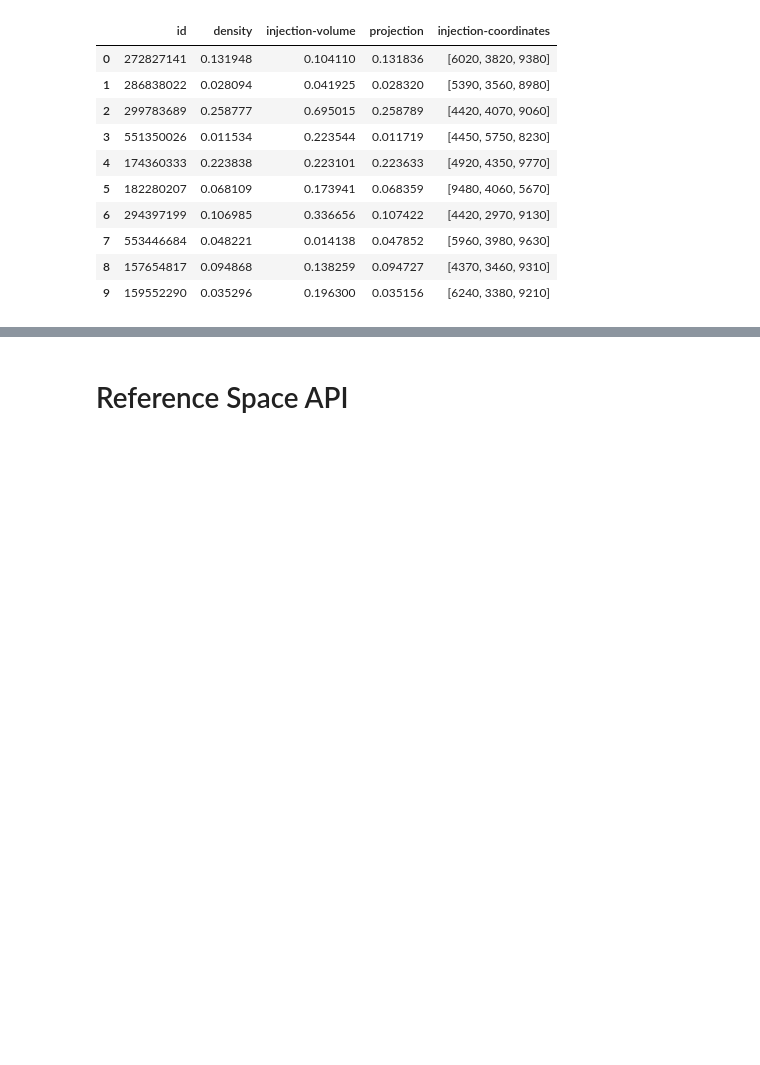
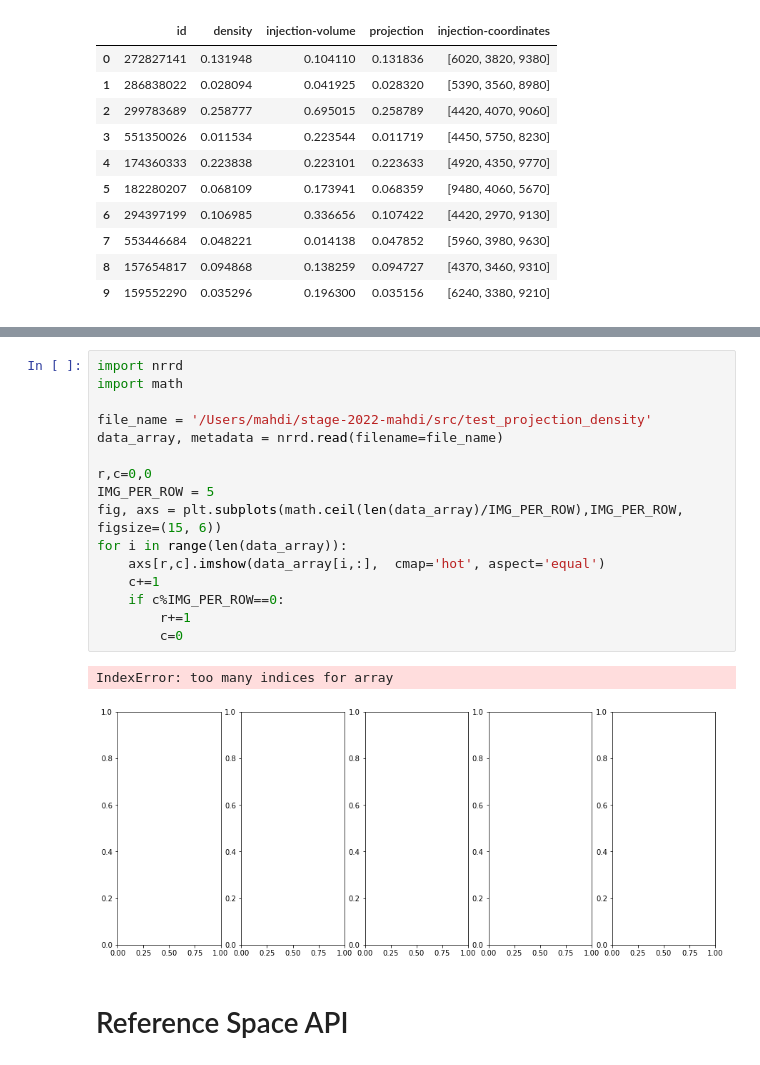
Before and after one commit to linum-uqam/m2m, a Jupyter notebook: src/essais.ipynb, the cells around one changed output, grey strips where cells are left out. Saved outputs shown, nothing was run; the diff lists cells and outputs as text; blank space fills up the shorter version.

```diff
--- a/src/essais.ipynb
+++ b/src/essais.ipynb
@@ -209,3 +227,22 @@ pd.DataFrame(sections_data_sets)[['id','density','injection-volume','projection'
+# %%
+import nrrd
+import math
+
+file_name = '/Users/mahdi/stage-2022-mahdi/src/test_projection_density'
+data_array, metadata = nrrd.read(filename=file_name)
+
+r,c=0,0
+IMG_PER_ROW = 5
+fig, axs = plt.subplots(math.ceil(len(data_array)/IMG_PER_ROW),IMG_PER_ROW, figsize=(15, 6))
+for i in range(len(data_array)):
+    axs[r,c].imshow(data_array[i,:],  cmap='hot', aspect='equal')
+    c+=1
+    if c%IMG_PER_ROW==0:
+        r+=1
+        c=0
+# %% [output]
+IndexError: too many indices for array
+[figure, added]
 # %% [markdown]
 # Reference Space API
 # %% [markdown]
```
Also changed, not shown: parts of 3 cells of this notebook.
